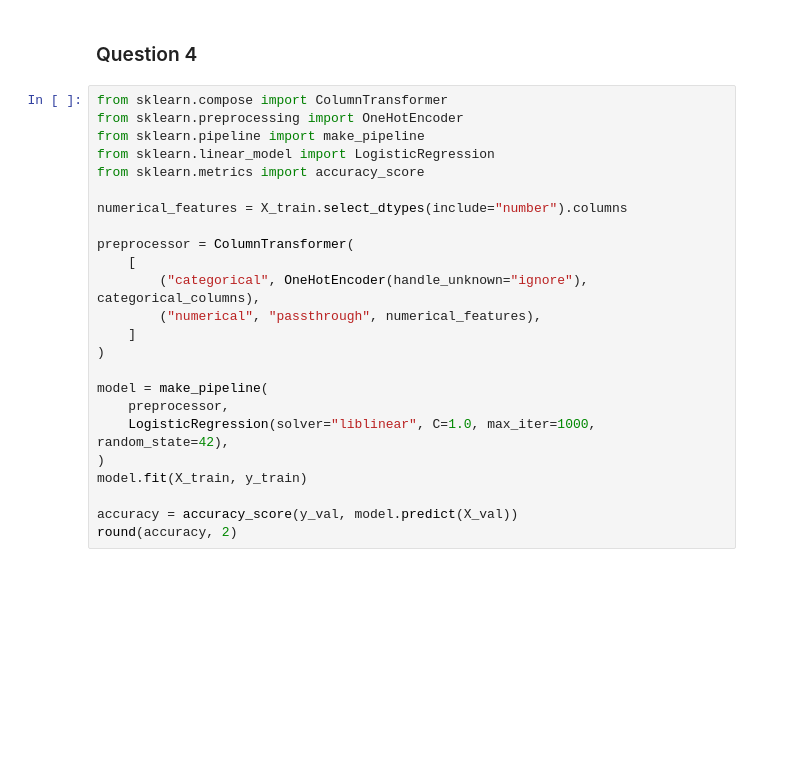
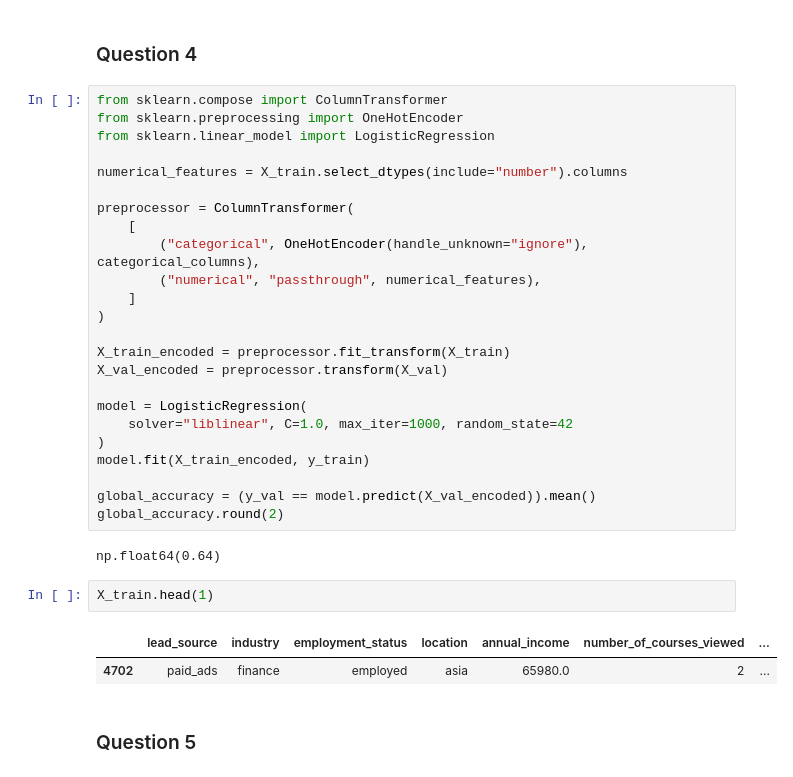
Before and after one commit to dsdrajlin/machine-learning-zoomcamp, a Jupyter notebook: 03-classification-homework.ipynb, the cells around one changed output. Drawn from its saved outputs; the diff is of its cells as text; blank space fills up the shorter version.

```diff
--- a/03-classification-homework.ipynb
+++ b/03-classification-homework.ipynb
@@ -134,9 +134,7 @@ mi_scores
 # %%
 from sklearn.compose import ColumnTransformer
 from sklearn.preprocessing import OneHotEncoder
-from sklearn.pipeline import make_pipeline
 from sklearn.linear_model import LogisticRegression
-from sklearn.metrics import accuracy_score
 
 numerical_features = X_train.select_dtypes(include="number").columns
 
@@ -147,11 +145,22 @@ preprocessor = ColumnTransformer(
     ]
 )
 
-model = make_pipeline(
-    preprocessor,
-    LogisticRegression(solver="liblinear", C=1.0, max_iter=1000, random_state=42),
+X_train_encoded = preprocessor.fit_transform(X_train)
+X_val_encoded = preprocessor.transform(X_val)
+
+model = LogisticRegression(
+    solver="liblinear", C=1.0, max_iter=1000, random_state=42
 )
-model.fit(X_train, y_train)
+model.fit(X_train_encoded, y_train)
 
-accuracy = accuracy_score(y_val, model.predict(X_val))
-round(accuracy, 2)
+global_accuracy = (y_val == model.predict(X_val_encoded)).mean()
+global_accuracy.round(2)
+# %% [output]
+np.float64(0.64)
+# %%
+X_train.head(1)
+# %% [output]
+|  | lead_source | industry | employment_status | location | annual_income | number_of_courses_viewed | ... |
+| 4702 | paid_ads | finance | employed | asia | 65980.0 | 2 | ... |
+# %% [markdown]
+### Question 5
```
Also changed, not shown: parts of 3 cells of this notebook.
